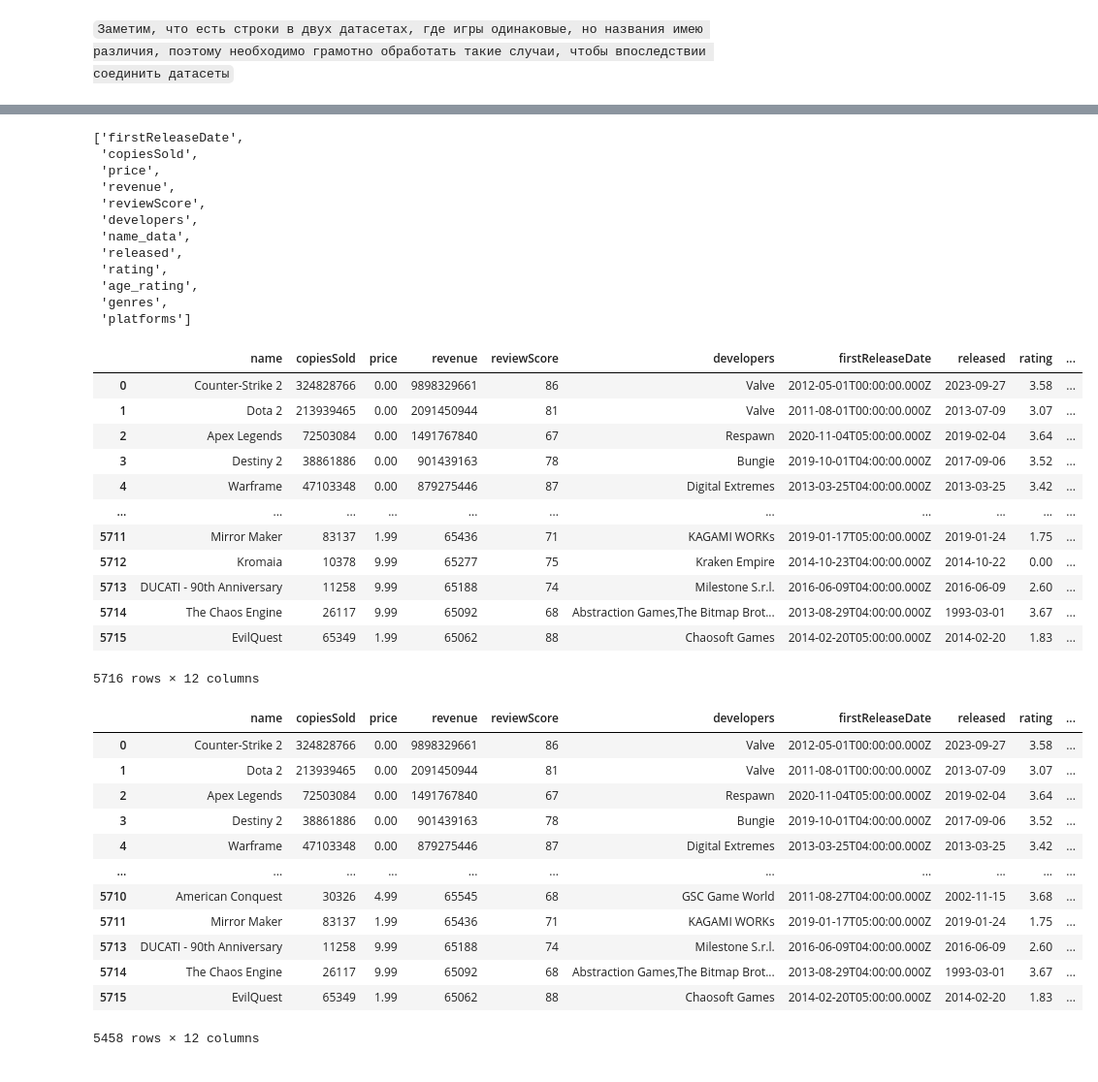
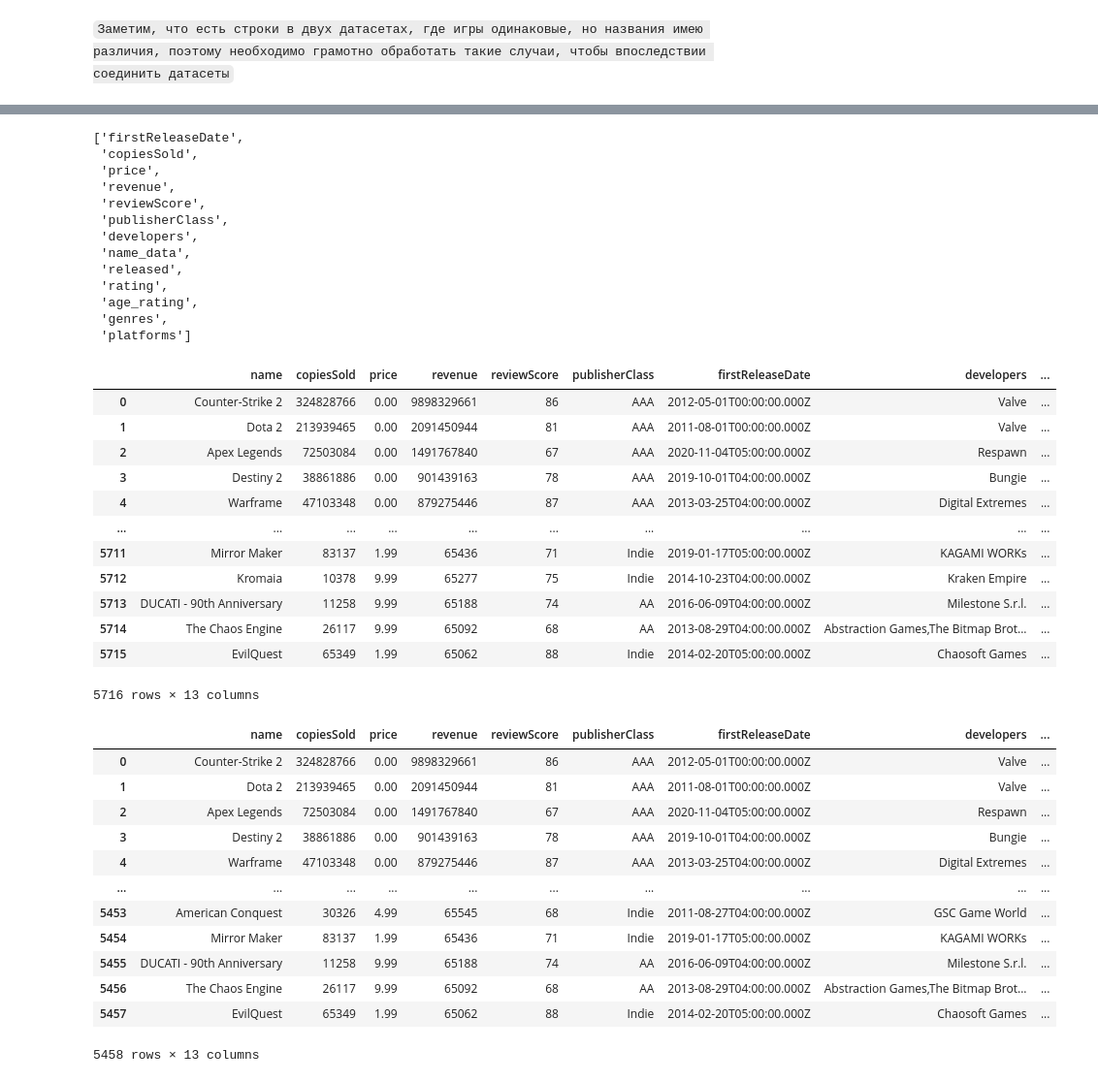
Before and after one commit to dengidredengi/DE-Scraping-API, a Jupyter notebook: eda.ipynb, the cells around one changed output, grey strips where cells are left out. Shown at 97% size. Cells and saved outputs as stored; diff of their text form; code cells hidden in the pictures.

```diff
--- a/eda.ipynb
+++ b/eda.ipynb
@@ -10,7 +16,7 @@ games_revenue_data = pd.read_csv('gamalytic_games.csv')
 games_rate_data['esrb_rating'] = games_rate_data['esrb_rating'].fillna('No age rating')
 games_rate_data = games_rate_data.rename(columns={'esrb_rating': 'age_rating'})
 
-games_revenue = games_revenue_data.drop(columns=['steamId', 'unreleased', 'earlyAccess', 'publisherClass', 'publishers', 'headerUrl', 'steamUrl'])
+games_revenue = games_revenue_data.drop(columns=['steamId', 'unreleased', 'earlyAccess', 'publishers', 'headerUrl', 'steamUrl'])
 # %% [markdown]
 `Заметим, что есть строки в двух датасетах, где игры одинаковые, но названия имею различия, поэтому необходимо грамотно обработать такие случаи, чтобы впоследствии соединить датасеты`
 # %%
@@ -28,8 +34,8 @@ def numeric_part(n):
 gd = games_rate_data.copy()
 gr = games_revenue.copy()
 
-gd['filter_name'] = games_rate_data['name'].apply(clean)
-gr['filter_name'] = games_revenue['name'].apply(clean)
+gd['filter_name'] = gd['name'].apply(clean)
+gr['filter_name'] = gr['name'].apply(clean)
 
 gd = gd[gd['filter_name'] != '']
 gr = gr[gr['filter_name'] != '']
@@ -65,6 +71,7 @@ cols
  'price',
  'revenue',
  'reviewScore',
+ 'publisherClass',
  'developers',
  'name_data',
  'released',
@@ -73,40 +80,42 @@ cols
  'genres',
  'platforms']
 # %%
-cols[0], cols[6] = cols[6], cols[0] # Восстанавливаем исходный порядок колонок
+cols[0], cols[7] = cols[7], cols[0] # Восстанавливаем исходный порядок колонок
 joined = joined[cols]
 
 joined = joined.rename(columns={'name_data': 'name'}) # Возвращаем исходное название колонки
 
 joined
 # %% [output]
-|  | name | copiesSold | price | revenue | reviewScore | developers | firstReleaseDate | released | rating | ... |
-| 0 | Counter-Strike 2 | 324828766 | 0.00 | 9898329661 | 86 | Valve | 2012-05-01T00:00:00.000Z | 2023-09-27 | 3.58 | ... |
-| 1 | Dota 2 | 213939465 | 0.00 | 2091450944 | 81 | Valve | 2011-08-01T00:00:00.000Z | 2013-07-09 | 3.07 | ... |
-| 2 | Apex Legends | 72503084 | 0.00 | 1491767840 | 67 | Respawn | 2020-11-04T05:00:00.000Z | 2019-02-04 | 3.64 | ... |
-| 3 | Destiny 2 | 38861886 | 0.00 | 901439163 | 78 | Bungie | 2019-10-01T04:00:00.000Z | 2017-09-06 | 3.52 | ... |
-| 4 | Warframe | 47103348 | 0.00 | 879275446 | 87 | Digital Extremes | 2013-03-25T04:00:00.000Z | 2013-03-25 | 3.42 | ... |
-| ... | ... | ... | ... | ... | ... | ... | ... | ... | ... | ... |
-| 5711 | Mirror Maker | 83137 | 1.99 | 65436 | 71 | KAGAMI WORKs | 2019-01-17T05:00:00.000Z | 2019-01-24 | 1.75 | ... |
-| 5712 | Kromaia | 10378 | 9.99 | 65277 | 75 | Kraken Empire | 2014-10-23T04:00:00.000Z | 2014-10-22 | 0.00 | ... |
-| 5713 | DUCATI - 90th Anniversary | 11258 | 9.99 | 65188 | 74 | Milestone S.r.l. | 2016-06-09T04:00:00.000Z | 2016-06-09 | 2.60 | ... |
-| 5714 | The Chaos Engine | 26117 | 9.99 | 65092 | 68 | Abstraction Games,The Bitmap Brot... | 2013-08-29T04:00:00.000Z | 1993-03-01 | 3.67 | ... |
-| 5715 | EvilQuest | 65349 | 1.99 | 65062 | 88 | Chaosoft Games | 2014-02-20T05:00:00.000Z | 2014-02-20 | 1.83 | ... |
+|  | name | copiesSold | price | revenue | reviewScore | publisherClass | firstReleaseDate | developers | ... |
+| 0 | Counter-Strike 2 | 324828766 | 0.00 | 9898329661 | 86 | AAA | 2012-05-01T00:00:00.000Z | Valve | ... |
+| 1 | Dota 2 | 213939465 | 0.00 | 2091450944 | 81 | AAA | 2011-08-01T00:00:00.000Z | Valve | ... |
+| 2 | Apex Legends | 72503084 | 0.00 | 1491767840 | 67 | AAA | 2020-11-04T05:00:00.000Z | Respawn | ... |
+| 3 | Destiny 2 | 38861886 | 0.00 | 901439163 | 78 | AAA | 2019-10-01T04:00:00.000Z | Bungie | ... |
+| 4 | Warframe | 47103348 | 0.00 | 879275446 | 87 | AAA | 2013-03-25T04:00:00.000Z | Digital Extremes | ... |
+| ... | ... | ... | ... | ... | ... | ... | ... | ... | ... |
+| 5711 | Mirror Maker | 83137 | 1.99 | 65436 | 71 | Indie | 2019-01-17T05:00:00.000Z | KAGAMI WORKs | ... |
+| 5712 | Kromaia | 10378 | 9.99 | 65277 | 75 | Indie | 2014-10-23T04:00:00.000Z | Kraken Empire | ... |
+| 5713 | DUCATI - 90th Anniversary | 11258 | 9.99 | 65188 | 74 | AA | 2016-06-09T04:00:00.000Z | Milestone S.r.l. | ... |
+| 5714 | The Chaos Engine | 26117 | 9.99 | 65092 | 68 | AA | 2013-08-29T04:00:00.000Z | Abstraction Games,The Bitmap Brot... | ... |
+| 5715 | EvilQuest | 65349 | 1.99 | 65062 | 88 | Indie | 2014-02-20T05:00:00.000Z | Chaosoft Games | ... |
-5716 rows × 12 columns
+5716 rows × 13 columns
 # %%
 cleaned = joined[joined['rating'] != 0] # Удаляем строки, где рейтинг равен 0, так как они не имеют ценности для анализа зависимости от выручки с игры
+cleaned = cleaned.reset_index()
+cleaned = cleaned.drop(columns=['index'])
 cleaned
 # %% [output]
-|  | name | copiesSold | price | revenue | reviewScore | developers | firstReleaseDate | released | rating | ... |
-| 0 | Counter-Strike 2 | 324828766 | 0.00 | 9898329661 | 86 | Valve | 2012-05-01T00:00:00.000Z | 2023-09-27 | 3.58 | ... |
-| 1 | Dota 2 | 213939465 | 0.00 | 2091450944 | 81 | Valve | 2011-08-01T00:00:00.000Z | 2013-07-09 | 3.07 | ... |
-| 2 | Apex Legends | 72503084 | 0.00 | 1491767840 | 67 | Respawn | 2020-11-04T05:00:00.000Z | 2019-02-04 | 3.64 | ... |
-| 3 | Destiny 2 | 38861886 | 0.00 | 901439163 | 78 | Bungie | 2019-10-01T04:00:00.000Z | 2017-09-06 | 3.52 | ... |
-| 4 | Warframe | 47103348 | 0.00 | 879275446 | 87 | Digital Extremes | 2013-03-25T04:00:00.000Z | 2013-03-25 | 3.42 | ... |
-| ... | ... | ... | ... | ... | ... | ... | ... | ... | ... | ... |
-| 5710 | American Conquest | 30326 | 4.99 | 65545 | 68 | GSC Game World | 2011-08-27T04:00:00.000Z | 2002-11-15 | 3.68 | ... |
-| 5711 | Mirror Maker | 83137 | 1.99 | 65436 | 71 | KAGAMI WORKs | 2019-01-17T05:00:00.000Z | 2019-01-24 | 1.75 | ... |
-| 5713 | DUCATI - 90th Anniversary | 11258 | 9.99 | 65188 | 74 | Milestone S.r.l. | 2016-06-09T04:00:00.000Z | 2016-06-09 | 2.60 | ... |
-| 5714 | The Chaos Engine | 26117 | 9.99 | 65092 | 68 | Abstraction Games,The Bitmap Brot... | 2013-08-29T04:00:00.000Z | 1993-03-01 | 3.67 | ... |
-| 5715 | EvilQuest | 65349 | 1.99 | 65062 | 88 | Chaosoft Games | 2014-02-20T05:00:00.000Z | 2014-02-20 | 1.83 | ... |
+|  | name | copiesSold | price | revenue | reviewScore | publisherClass | firstReleaseDate | developers | ... |
+| 0 | Counter-Strike 2 | 324828766 | 0.00 | 9898329661 | 86 | AAA | 2012-05-01T00:00:00.000Z | Valve | ... |
+| 1 | Dota 2 | 213939465 | 0.00 | 2091450944 | 81 | AAA | 2011-08-01T00:00:00.000Z | Valve | ... |
+| 2 | Apex Legends | 72503084 | 0.00 | 1491767840 | 67 | AAA | 2020-11-04T05:00:00.000Z | Respawn | ... |
+| 3 | Destiny 2 | 38861886 | 0.00 | 901439163 | 78 | AAA | 2019-10-01T04:00:00.000Z | Bungie | ... |
+| 4 | Warframe | 47103348 | 0.00 | 879275446 | 87 | AAA | 2013-03-25T04:00:00.000Z | Digital Extremes | ... |
+| ... | ... | ... | ... | ... | ... | ... | ... | ... | ... |
+| 5453 | American Conquest | 30326 | 4.99 | 65545 | 68 | Indie | 2011-08-27T04:00:00.000Z | GSC Game World | ... |
+| 5454 | Mirror Maker | 83137 | 1.99 | 65436 | 71 | Indie | 2019-01-17T05:00:00.000Z | KAGAMI WORKs | ... |
+| 5455 | DUCATI - 90th Anniversary | 11258 | 9.99 | 65188 | 74 | AA | 2016-06-09T04:00:00.000Z | Milestone S.r.l. | ... |
+| 5456 | The Chaos Engine | 26117 | 9.99 | 65092 | 68 | AA | 2013-08-29T04:00:00.000Z | Abstraction Games,The Bitmap Brot... | ... |
+| 5457 | EvilQuest | 65349 | 1.99 | 65062 | 88 | Indie | 2014-02-20T05:00:00.000Z | Chaosoft Games | ... |
-5458 rows × 12 columns
+5458 rows × 13 columns
```
Also changed, not shown: parts of 11 cells of this notebook, 1 other file.
